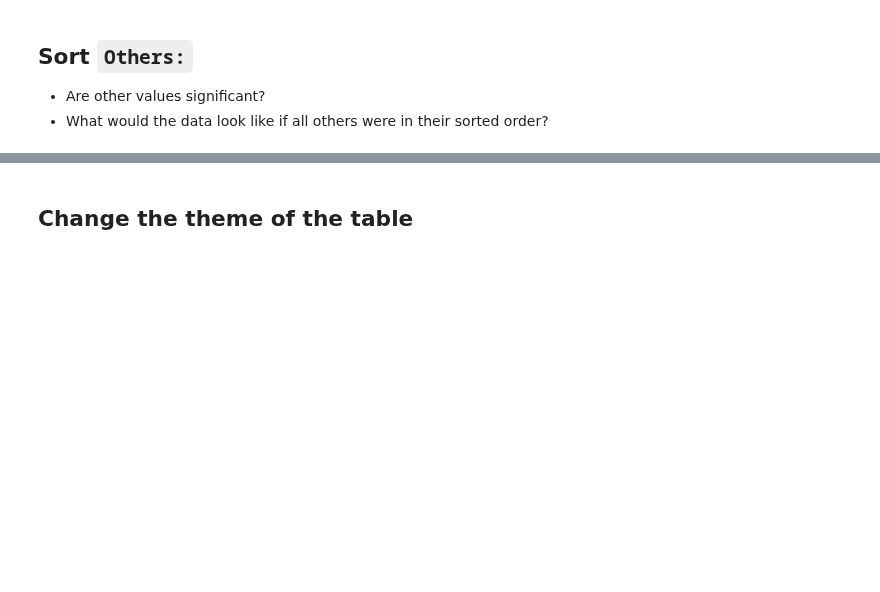
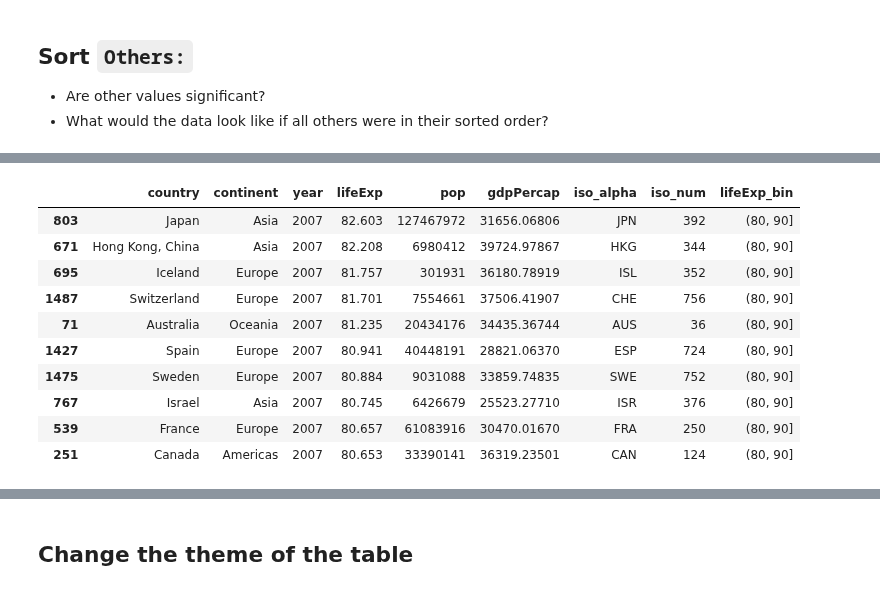
Before and after one commit to eliasdabbas/adviz, a Jupyter notebook: nbs/00_value_counts_plus_slides.ipynb, the cells around one changed output, grey strips where cells are left out. Saved outputs shown, nothing was run; the diff lists cells and outputs as text; code cells hidden in the pictures; blank space fills up the shorter version.

```diff
--- a/nbs/00_value_counts_plus_slides.ipynb
+++ b/nbs/00_value_counts_plus_slides.ipynb
@@ -225,0 +234,17 @@ Counts of data
+# %%
+#| echo: true
+gm = px.data.gapminder().query('year == 2007')
+gm['lifeExp_bin'] = pd.cut(gm['lifeExp'], range(0, 100, 10))
+gm.sort_values('lifeExp', ascending=False).head(10)
+# %% [output]
+|  | country | continent | year | lifeExp | pop | gdpPercap | iso_alpha | iso_num | lifeExp_bin |
+| 803 | Japan | Asia | 2007 | 82.603 | 127467972 | 31656.06806 | JPN | 392 | (80, 90] |
+| 671 | Hong Kong, China | Asia | 2007 | 82.208 | 6980412 | 39724.97867 | HKG | 344 | (80, 90] |
+| 695 | Iceland | Europe | 2007 | 81.757 | 301931 | 36180.78919 | ISL | 352 | (80, 90] |
+| 1487 | Switzerland | Europe | 2007 | 81.701 | 7554661 | 37506.41907 | CHE | 756 | (80, 90] |
+| 71 | Australia | Oceania | 2007 | 81.235 | 20434176 | 34435.36744 | AUS | 36 | (80, 90] |
+| 1427 | Spain | Europe | 2007 | 80.941 | 40448191 | 28821.06370 | ESP | 724 | (80, 90] |
+| 1475 | Sweden | Europe | 2007 | 80.884 | 9031088 | 33859.74835 | SWE | 752 | (80, 90] |
+| 767 | Israel | Asia | 2007 | 80.745 | 6426679 | 25523.27710 | ISR | 376 | (80, 90] |
+| 539 | France | Europe | 2007 | 80.657 | 61083916 | 30470.01670 | FRA | 250 | (80, 90] |
+| 251 | Canada | Americas | 2007 | 80.653 | 33390141 | 36319.23501 | CAN | 124 | (80, 90] |
```
Also changed, not shown: parts of 18 cells of this notebook, 1 other file.
